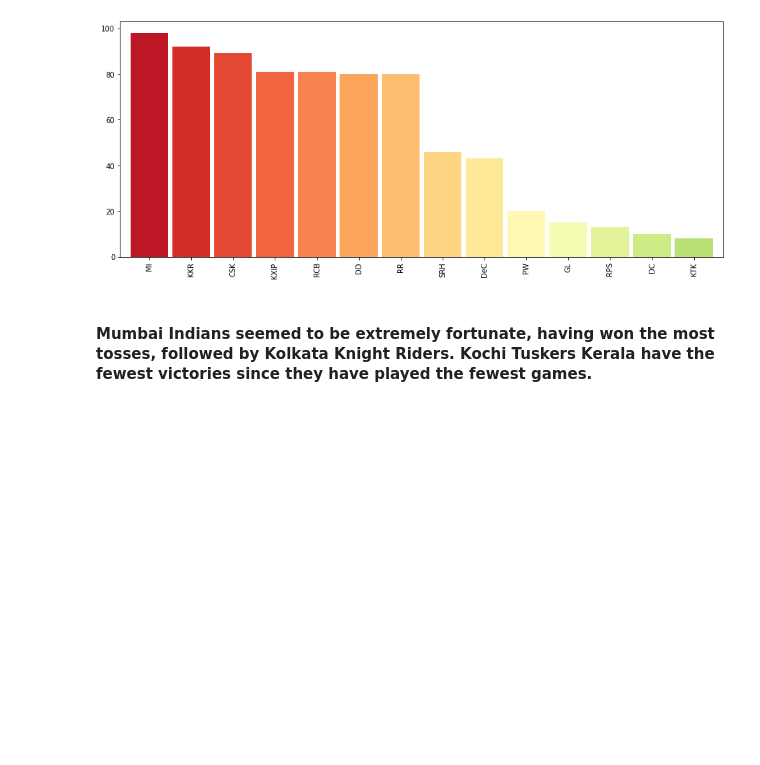
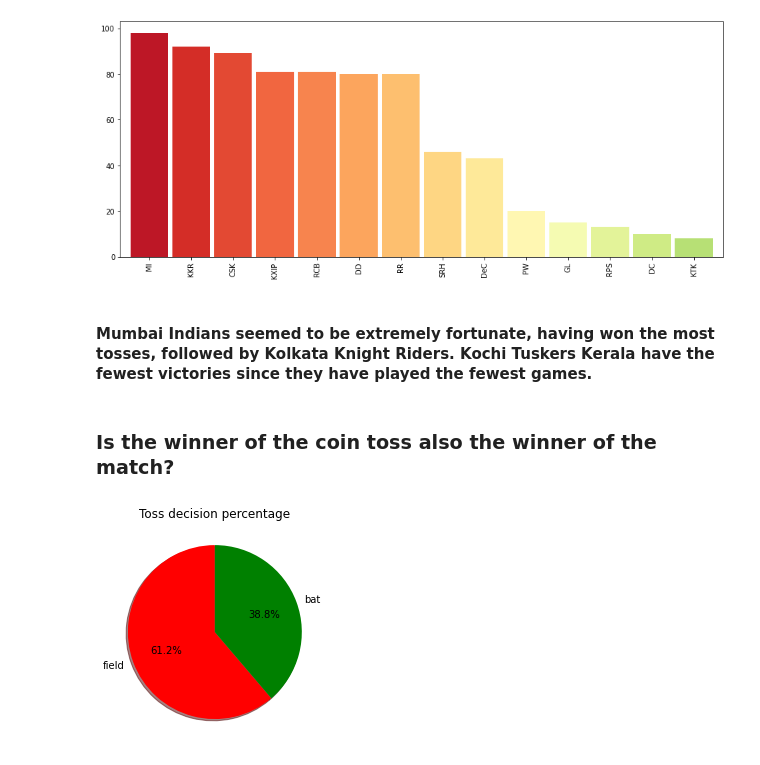
Before and after one commit to Akshitbagri/TSF-GRIP-Data-Science-Business-Analytics, a Jupyter notebook: Exploratory Data Analysis-Sports/Analysis.ipynb, the cells around one changed output. Drawn from its saved outputs; the diff is of its cells as text; code cells hidden in the pictures; blank space fills up the shorter version.

```diff
--- a/Exploratory Data Analysis-Sports/Analysis.ipynb
+++ b/Exploratory Data Analysis-Sports/Analysis.ipynb
@@ -194,3 +194,15 @@ plt.show()
 [figure]
 # %% [markdown]
 #### Mumbai Indians seemed to be extremely fortunate, having won the most tosses, followed by Kolkata Knight Riders. Kochi Tuskers Kerala have the fewest victories since they have played the fewest games.
+# %% [markdown]
+### Is the winner of the coin toss also the winner of the match?
+# %%
+temp_series = matches.toss_decision.value_counts()
+labels = (np.array(temp_series.index))
+sizes = (np.array((temp_series / temp_series.sum())*100))
+colors = ['r', 'g']
+plt.pie(sizes, labels=labels, colors=colors, autopct='%1.1f%%', shadow=True, startangle=90)
+plt.title("Toss decision percentage")
+plt.show()
+# %% [output]
+[figure, added]
```
Also changed, not shown: parts of 19 cells of this notebook.
